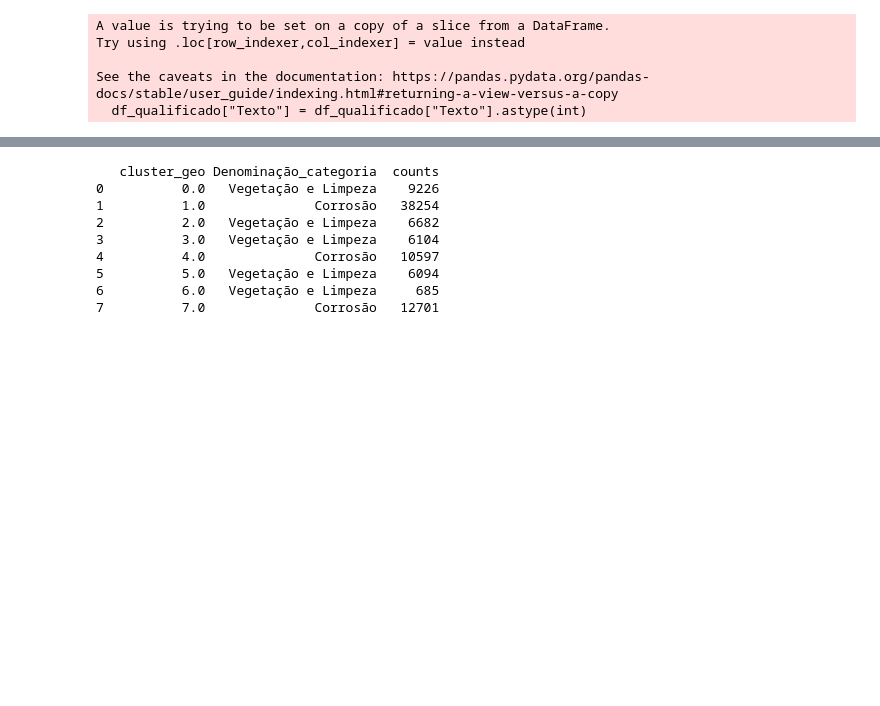
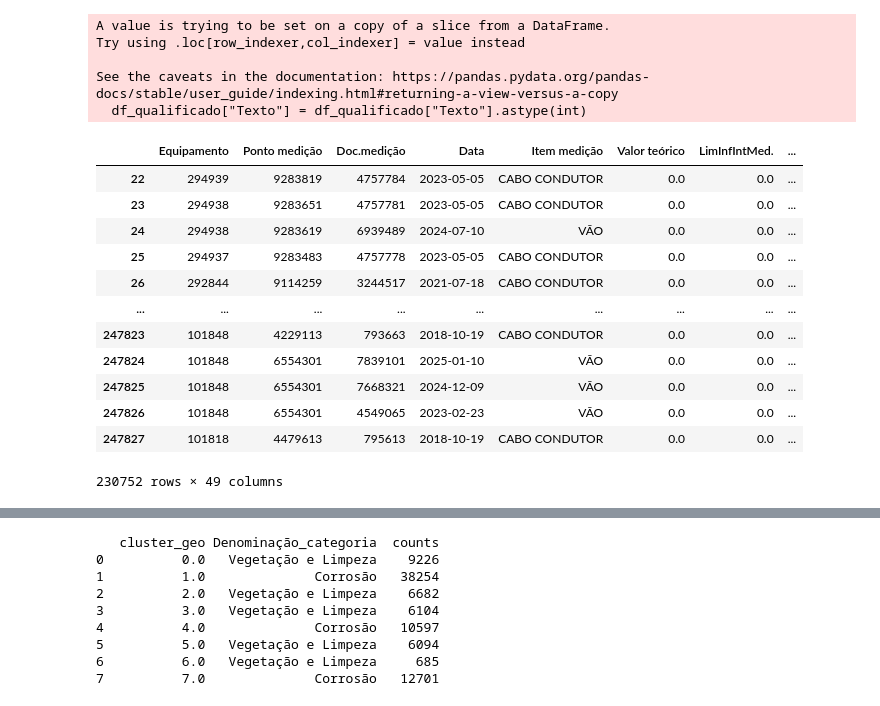
Before and after one commit to Andre-Sacilotti/SME0878-linhas-de-transmissao, a Jupyter notebook: 3_tratamento_espacial.ipynb, the cells around one changed output, grey strips where cells are left out. Drawn from its saved outputs; the diff is of its cells as text; code cells hidden in the pictures; blank space fills up the shorter version.

```diff
--- a/3_tratamento_espacial.ipynb
+++ b/3_tratamento_espacial.ipynb
@@ -119,3 +120,19 @@ Try using .loc[row_indexer,col_indexer] = value instead
 
 See the caveats in the documentation: https://pandas.pydata.org/pandas-docs/stable/user_guide/indexing.html#returning-a-view-versus-a-copy
   df_qualificado["Texto"] = df_qualificado["Texto"].astype(int)
+# %%
+df_qualificado
+# %% [output]
+|  | Equipamento | Ponto medição | Doc.medição | Data | Item medição | Valor teórico | LimInfIntMed. | ... |
+| 22 | 294939 | 9283819 | 4757784 | 2023-05-05 | CABO CONDUTOR | 0.0 | 0.0 | ... |
+| 23 | 294938 | 9283651 | 4757781 | 2023-05-05 | CABO CONDUTOR | 0.0 | 0.0 | ... |
+| 24 | 294938 | 9283619 | 6939489 | 2024-07-10 | VÃO | 0.0 | 0.0 | ... |
+| 25 | 294937 | 9283483 | 4757778 | 2023-05-05 | CABO CONDUTOR | 0.0 | 0.0 | ... |
+| 26 | 292844 | 9114259 | 3244517 | 2021-07-18 | CABO CONDUTOR | 0.0 | 0.0 | ... |
+| ... | ... | ... | ... | ... | ... | ... | ... | ... |
+| 247823 | 101848 | 4229113 | 793663 | 2018-10-19 | CABO CONDUTOR | 0.0 | 0.0 | ... |
+| 247824 | 101848 | 6554301 | 7839101 | 2025-01-10 | VÃO | 0.0 | 0.0 | ... |
+| 247825 | 101848 | 6554301 | 7668321 | 2024-12-09 | VÃO | 0.0 | 0.0 | ... |
+| 247826 | 101848 | 6554301 | 4549065 | 2023-02-23 | VÃO | 0.0 | 0.0 | ... |
+| 247827 | 101818 | 4479613 | 795613 | 2018-10-19 | CABO CONDUTOR | 0.0 | 0.0 | ... |
+230752 rows × 49 columns
```
Also changed, not shown: parts of 7 cells of this notebook, 2 other files.
